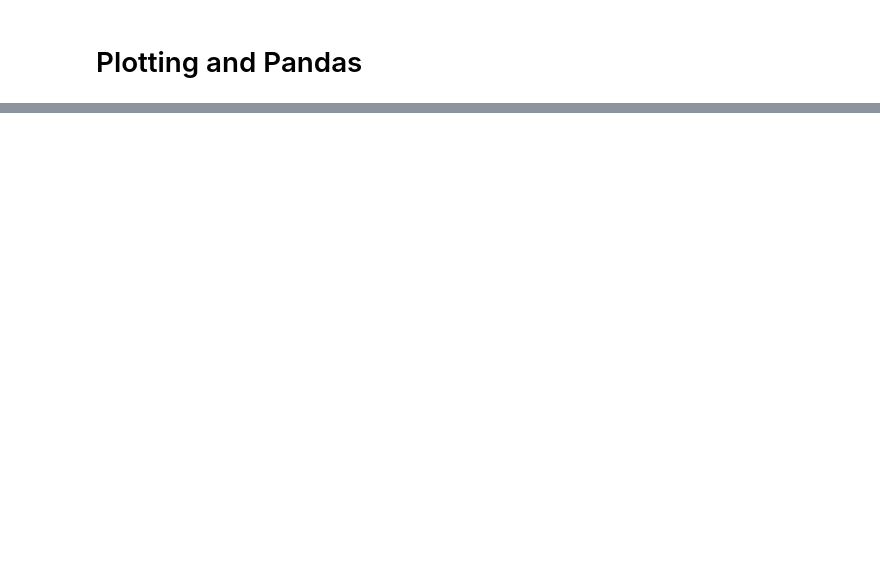
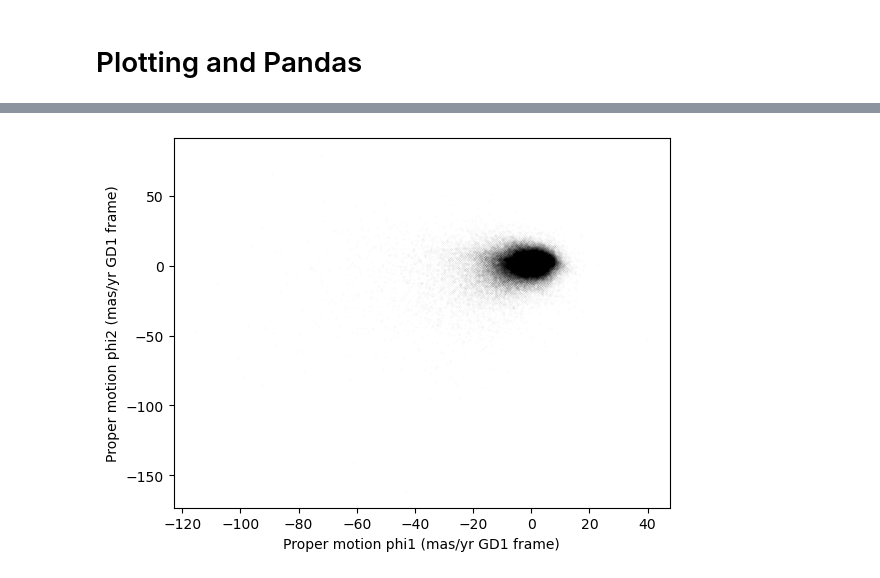
Before and after one commit to nuj02/Workshops, a Jupyter notebook: Data Carpentry/Astronomy/Foundations of Astronomical Science/4) Plotting and Pandas.ipynb, the cells around one changed output, grey strips where cells are left out. Saved outputs shown, nothing was run; the diff lists cells and outputs as text; code cells hidden in the pictures; blank space fills up the shorter version.

```diff
--- a/Data Carpentry/Astronomy/Foundations of Astronomical Science/4) Plotting and Pandas.ipynb
+++ b/Data Carpentry/Astronomy/Foundations of Astronomical Science/4) Plotting and Pandas.ipynb
@@ -16,3 +17,13 @@ results_df.describe()
 | 50% | 6.888060e+17 | 143.734409 | 26.746261 | -1.834943 | -4.689596 | 0.362708 | -50.147362 | -1.671502 | 0.585037 | 1.987149 |
 | 75% | 6.976579e+17 | 146.607350 | 28.990500 | 0.452893 | -1.937809 | 0.657637 | -47.593279 | 1.160514 | 3.001768 | 4.628965 |
 | max | 7.974418e+17 | 152.777393 | 34.285481 | 104.319923 | 20.981070 | 0.999957 | -44.999985 | 4.014609 | 39.802471 | 79.275199 |
+# %%
+x = results_df['pm_phi1']
+y = results_df['pm_phi2']
+plt.plot(x, y, 'ko', markersize=0.1, alpha=0.1)
+
+plt.xlabel('Proper motion phi1 (mas/yr GD1 frame)')
+plt.ylabel('Proper motion phi2 (mas/yr GD1 frame)')
+display()
+# %% [output]
+[figure, added]
```
Also changed, not shown: parts of 1 cell of this notebook, 1 other file.
